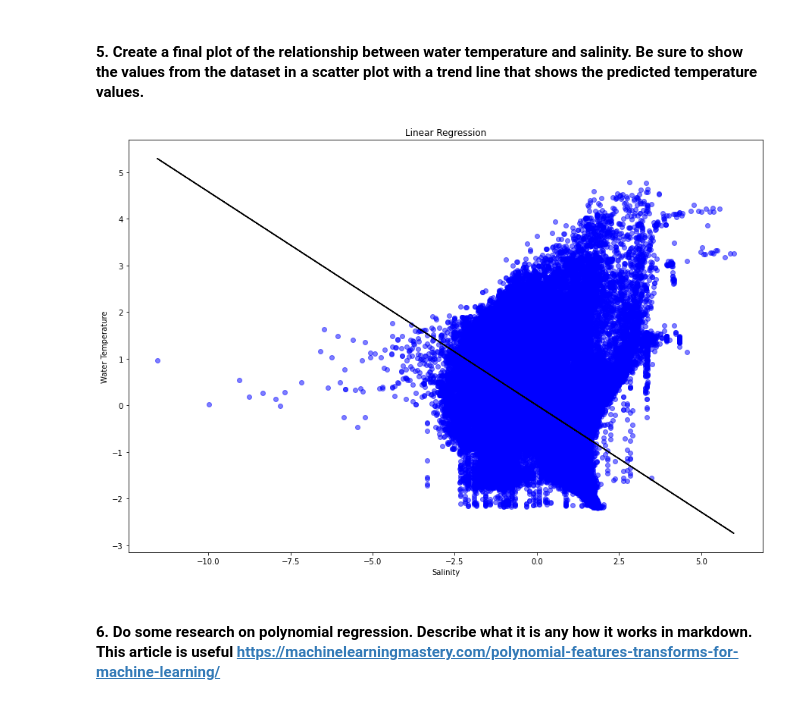
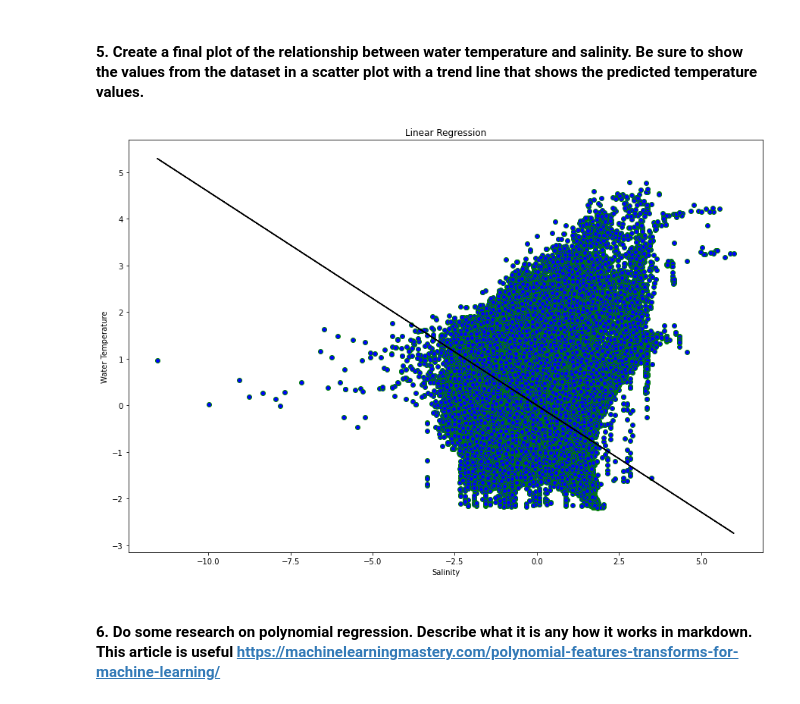
Before and after one commit to SakshiDS/Week13, a Jupyter notebook: Week_13_Supervised_Learning_hw.ipynb, the cells around one changed output. Saved outputs shown, nothing was run; the diff lists cells and outputs as text; code cells hidden in the pictures.

```diff
--- a/Week_13_Supervised_Learning_hw.ipynb
+++ b/Week_13_Supervised_Learning_hw.ipynb
@@ -167,14 +167,14 @@ An r2 value of 0.0 means that X does not help you predict Y. There is no linear
 #### 5.	Create a final plot of the relationship between water temperature and salinity. Be sure to show the values from the dataset in a scatter plot with a trend line that shows the predicted temperature values.
 # %%
 plt.subplots(1,1,figsize=(15,10))
-plt.scatter(X_test, y_test, color = 'blue', alpha=0.5)
+plt.scatter(X_test, y_test, color = 'blue', edgecolor='green')
 plt.plot(X_test, y_pred, color='black')
 plt.title('Linear Regression')
 plt.xlabel('Salinity')
 plt.ylabel('Water Temperature')
 plt.show()
 # %% [output]
-[figure, old version]
+[figure, new version]
 # %% [markdown]
 #### 6.	Do some research on polynomial regression. Describe what it is any how it works in markdown. This article is useful https://machinelearningmastery.com/polynomial-features-transforms-for-machine-learning/
 # %% [markdown]
```
Also changed, not shown: parts of 2 cells of this notebook.
